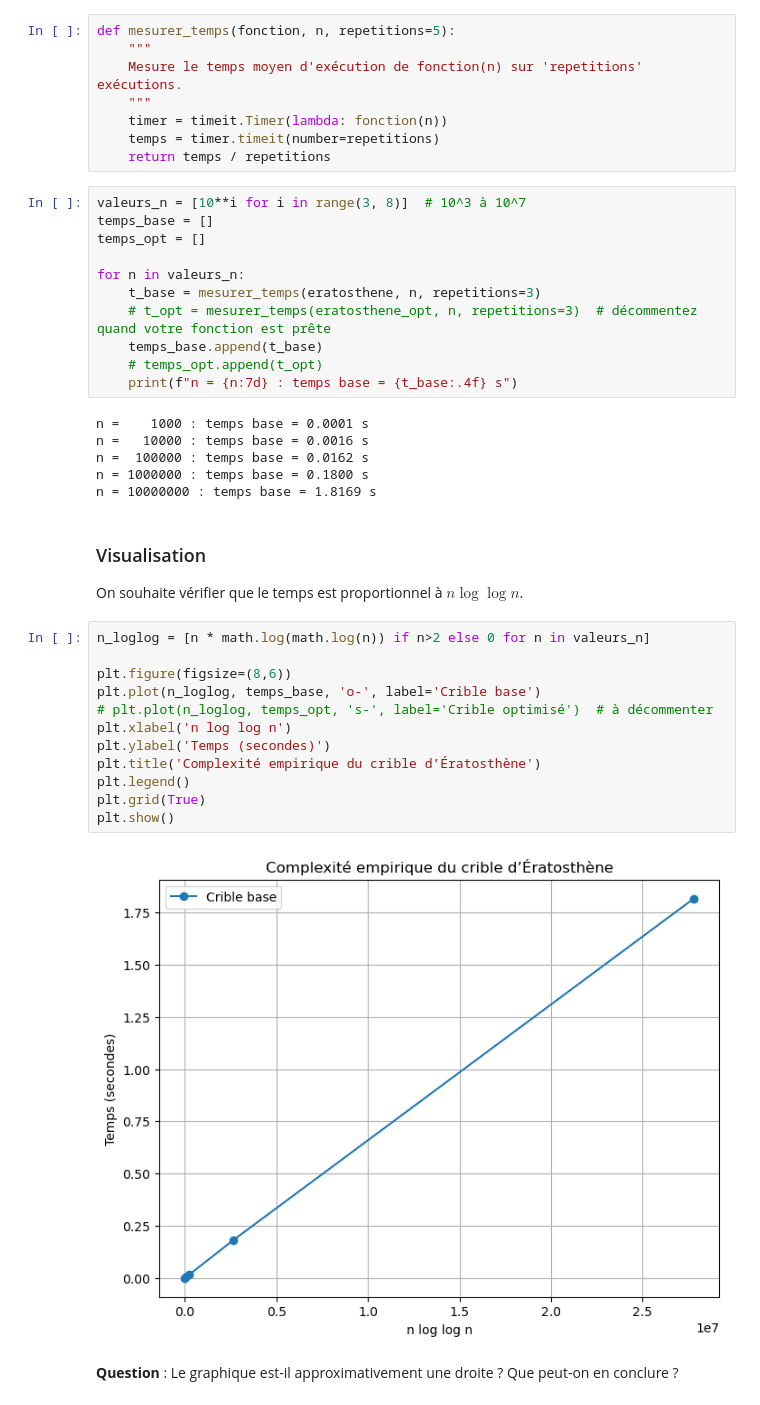
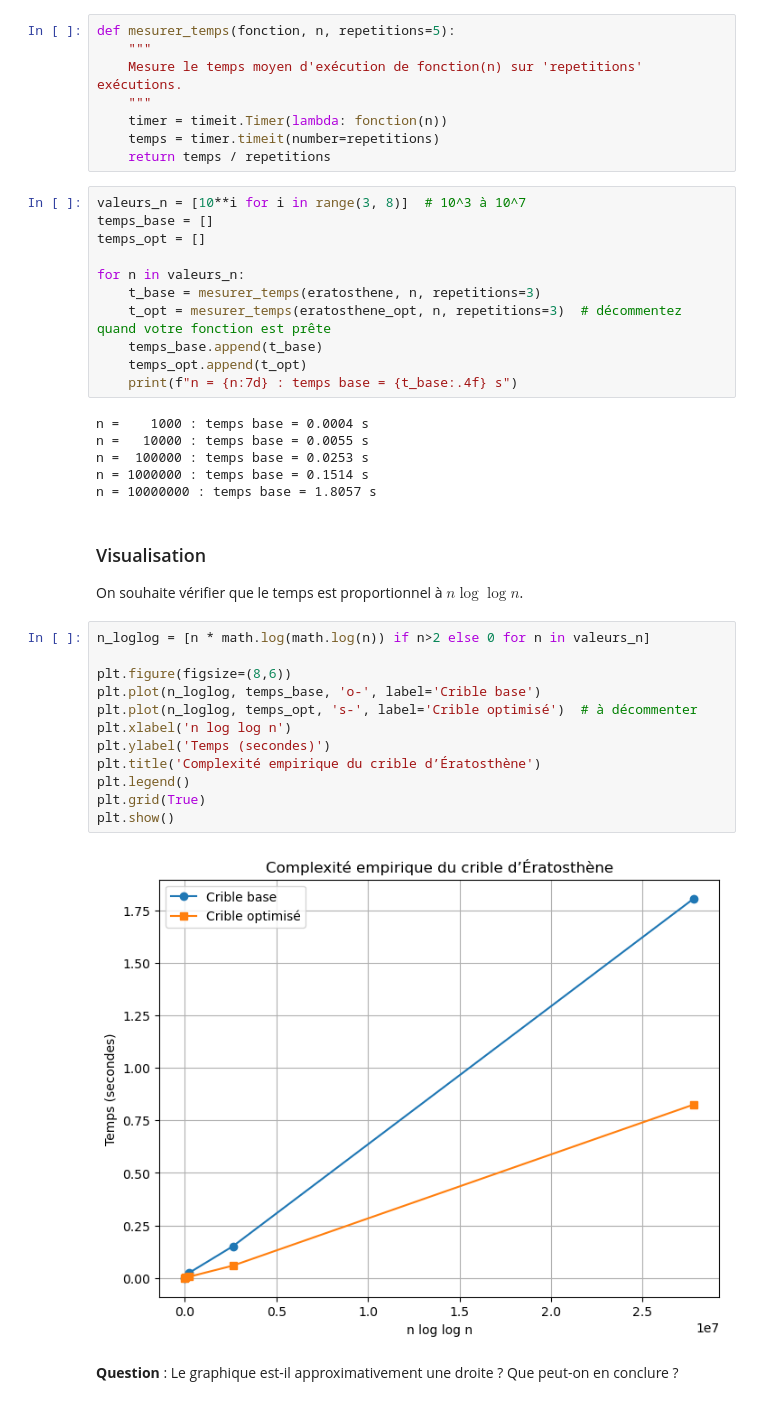
Before and after one commit to raantss18/MAFI-2026, a Jupyter notebook: TP1-introduction-a-python/ZONIRINA Lantoniaina Gaston/TP1-LANTONIAINA-GASTON.ipynb, the cells around one changed output. Cells and saved outputs as stored; diff of their text form.

```diff
--- a/TP1-introduction-a-python/ZONIRINA Lantoniaina Gaston/TP1-LANTONIAINA-GASTON.ipynb
+++ b/TP1-introduction-a-python/ZONIRINA Lantoniaina Gaston/TP1-LANTONIAINA-GASTON.ipynb
@@ -172,16 +170,16 @@ temps_opt = []
 
 for n in valeurs_n:
     t_base = mesurer_temps(eratosthene, n, repetitions=3)
-    # t_opt = mesurer_temps(eratosthene_opt, n, repetitions=3)  # décommentez quand votre fonction est prête
+    t_opt = mesurer_temps(eratosthene_opt, n, repetitions=3)  # décommentez quand votre fonction est prête
     temps_base.append(t_base)
-    # temps_opt.append(t_opt)
+    temps_opt.append(t_opt)
     print(f"n = {n:7d} : temps base = {t_base:.4f} s")
 # %% [output]
-n =    1000 : temps base = 0.0001 s
-n =   10000 : temps base = 0.0016 s
-n =  100000 : temps base = 0.0162 s
-n = 1000000 : temps base = 0.1800 s
-n = 10000000 : temps base = 1.8169 s
+n =    1000 : temps base = 0.0004 s
+n =   10000 : temps base = 0.0055 s
+n =  100000 : temps base = 0.0253 s
+n = 1000000 : temps base = 0.1514 s
+n = 10000000 : temps base = 1.8057 s
 # %% [markdown]
 ### Visualisation
 
@@ -189,17 +187,17 @@ On souhaite vérifier que le temps est proportionnel à $n \log \log n$.
 # %%
 n_loglog = [n * math.log(math.log(n)) if n>2 else 0 for n in valeurs_n]
 
 plt.figure(figsize=(8,6))
 plt.plot(n_loglog, temps_base, 'o-', label='Crible base')
-# plt.plot(n_loglog, temps_opt, 's-', label='Crible optimisé')  # à décommenter
+plt.plot(n_loglog, temps_opt, 's-', label='Crible optimisé')  # à décommenter
 plt.xlabel('n log log n')
 plt.ylabel('Temps (secondes)')
 plt.title('Complexité empirique du crible d’Ératosthène')
 plt.legend()
 plt.grid(True)
 plt.show()
 # %% [output]
-[figure, old version]
+[figure, new version]
 # %% [markdown]
 **Question** : Le graphique est-il approximativement une droite ? Que peut-on en conclure ?
 # %% [markdown]
```
Also changed, not shown: parts of 4 cells of this notebook, 2 other files.
